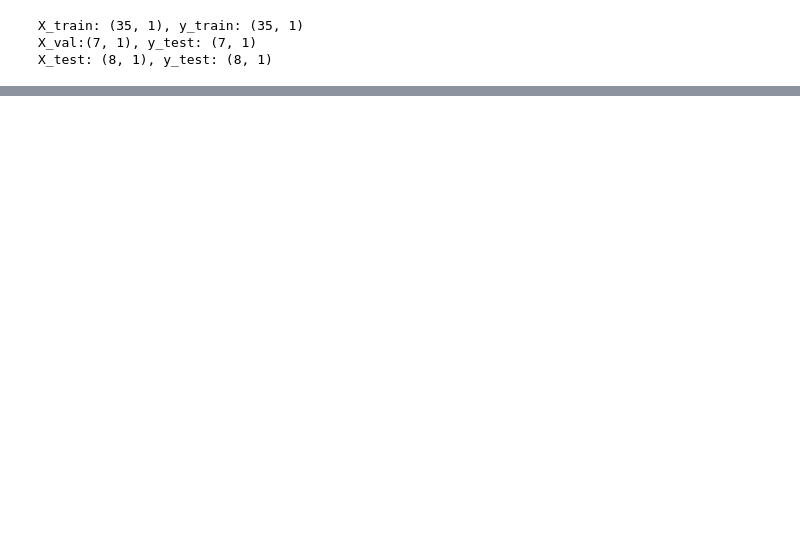
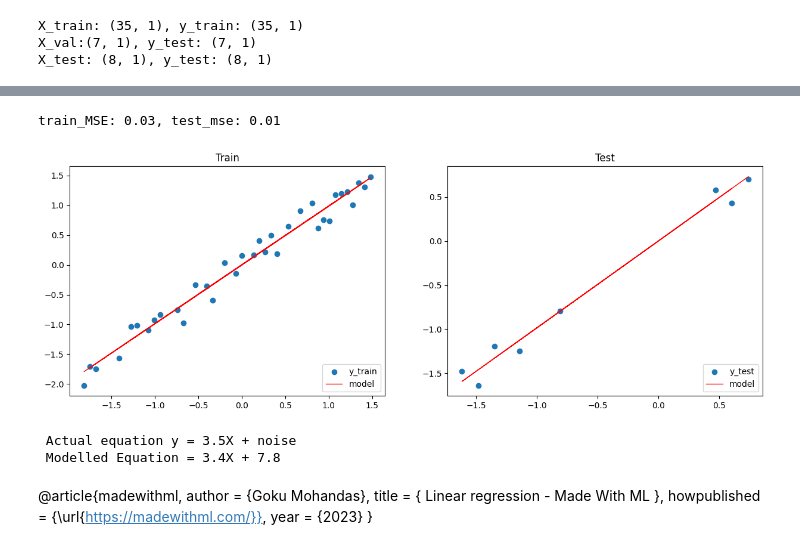
Before and after one commit to GuptaAditya95/linear-regression, a Jupyter notebook: Linear Regression.ipynb, the cells around one changed output, grey strips where cells are left out. Cells and saved outputs as stored; diff of their text form; code cells hidden in the pictures; blank space fills up the shorter version.

```diff
--- a/Linear Regression.ipynb
+++ b/Linear Regression.ipynb
@@ -194,0 +207,51 @@ Epoch: 990, loss: 0.012
+# %%
+''' Lets evaluate the trained model now'''
+pred_train = W*X_train + b
+pred_test = W*X_test + b
+# %%
+''' Lets calculate the error rates now'''
+
+train_mse = np.mean((pred_train - y_train) ** 2)
+test_mse = np.mean((pred_test - y_test)** 2)
+print(f"train_MSE: {train_mse:.2f}, test_mse: {test_mse:.2f}")
+# %% [output]
+train_MSE: 0.03, test_mse: 0.01
+# %%
+# Figure size
+plt.figure(figsize=(15,5))
+
+# Plot train data
+plt.subplot(1, 2, 1)
+plt.title("Train")
+plt.scatter(X_train, y_train, label="y_train")
+plt.plot(X_train, pred_train, color="red", linewidth=1, linestyle="-", label="model")
+plt.legend(loc="lower right")
+
+# Plot test data
+plt.subplot(1, 2, 2)
+plt.title("Test")
+plt.scatter(X_test, y_test, label='y_test')
+plt.plot(X_test, pred_test, color="red", linewidth=1, linestyle="-", label="model")
+plt.legend(loc="lower right")
+
+# Show plots
+plt.show()
+# %% [output]
+[figure, added]
+# %%
+''' "De - Standardizing" the values so that we can interpret the equation '''
+W_unscaled = W * (y_std/X_std)
+b_unscaled = b * y_std + y_mean - np.sum(W_unscaled * X_mean)
+
+print(f" Actual equation y = 3.5X + noise")
+print(f" Modelled Equation = {W_unscaled[0][0]:.1f}X + {b_unscaled[0]:.1f}")
+# %% [output]
+ Actual equation y = 3.5X + noise
+ Modelled Equation = 3.4X + 7.8
+# %% [markdown]
+@article{madewithml,
+    author       = {Goku Mohandas},
+    title        = { Linear regression - Made With ML },
+    howpublished = {\url{https://madewithml.com/}},
+    year         = {2023}
+}
```
Also changed, not shown: parts of 12 cells of this notebook.
